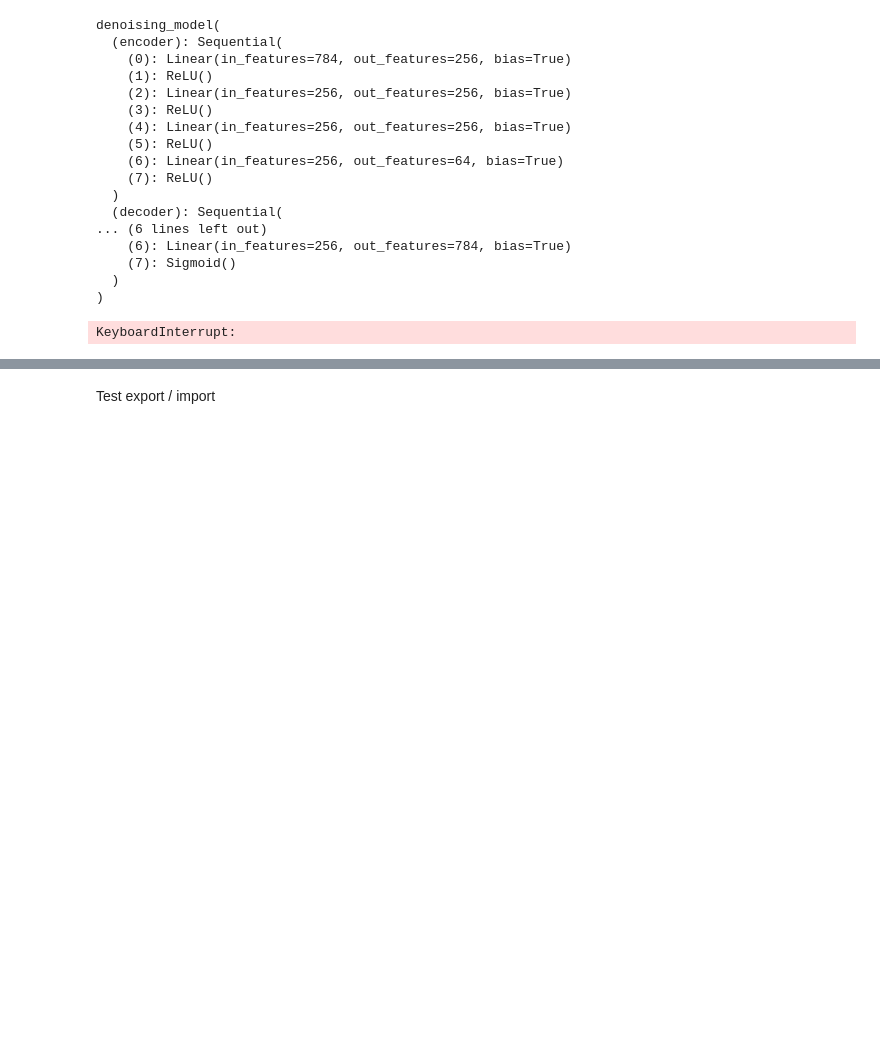
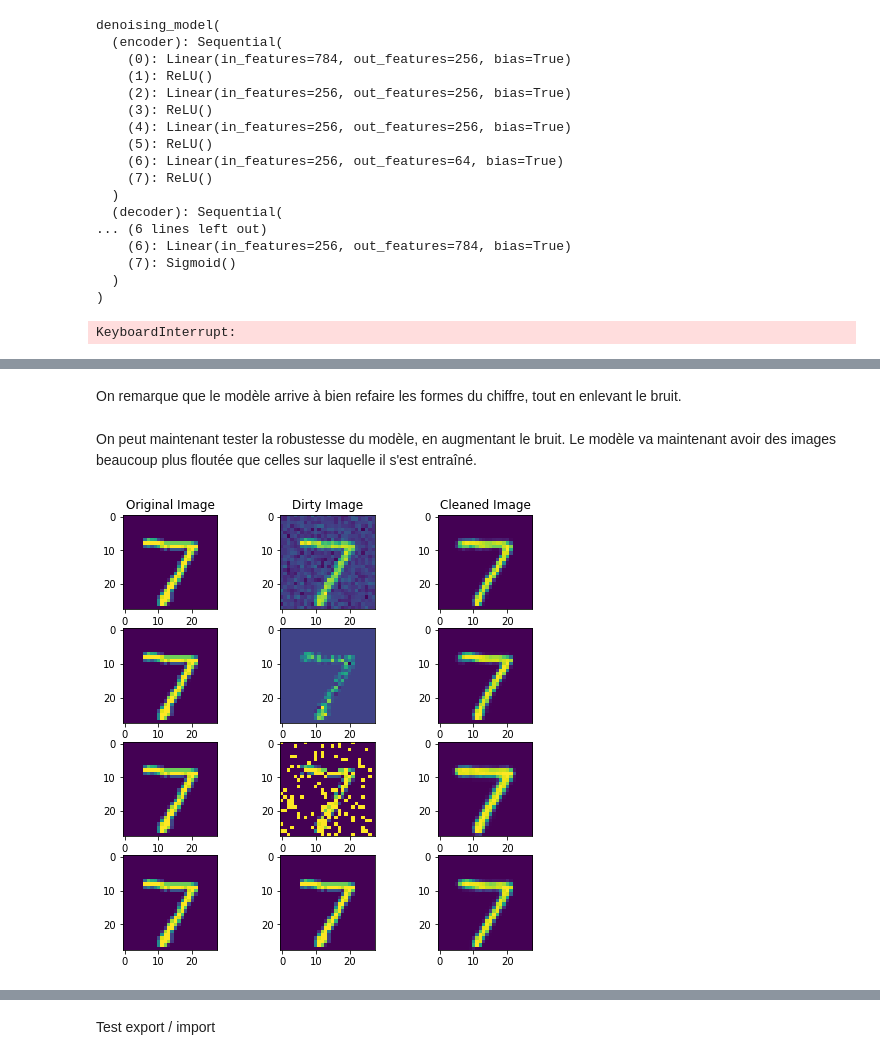
Before and after one commit to franzele21/autoencodeur_tp, a Jupyter notebook: DenoisingAutoencoder.ipynb, the cells around one changed output, grey strips where cells are left out. Cells and saved outputs as stored; diff of their text form; code cells hidden in the pictures; blank space fills up the shorter version.

```diff
--- a/DenoisingAutoencoder.ipynb
+++ b/DenoisingAutoencoder.ipynb
@@ -587,0 +559,18 @@ plt.tight_layout()
+# %% [markdown]
+On remarque que le modèle arrive à bien refaire les formes du chiffre, tout en enlevant le bruit.
+# %% [markdown]
+On peut maintenant tester la robustesse du modèle, en augmentant le bruit. Le modèle va maintenant avoir des images beaucoup plus floutée que celles sur laquelle il s'est entraîné.
+# %%
+f,axes= plt.subplots(4,3,figsize=(8, 8))
+axes[0,0].set_title("Original Image")
+axes[0,1].set_title("Dirty Image")
+axes[0,2].set_title("Cleaned Image")
+for i, noise in enumerate(["gaussian", "speckle", "salt_pepper", ""]):
+    dirty = add_noise(np.array(xtest[0]), noise, 0.8)
+    predicted = best_model(torch.tensor(dirty.flatten()).type(torch.FloatTensor))
+
+    axes[i, 0].imshow(xtest[0])
+    axes[i, 1].imshow(dirty.reshape((28, 28)))
+    axes[i, 2].imshow(predicted.detach().numpy().reshape((28, 28)))
+# %% [output]
+[figure, added]
```
Also changed, not shown: parts of 47 cells of this notebook, 2 other files.
